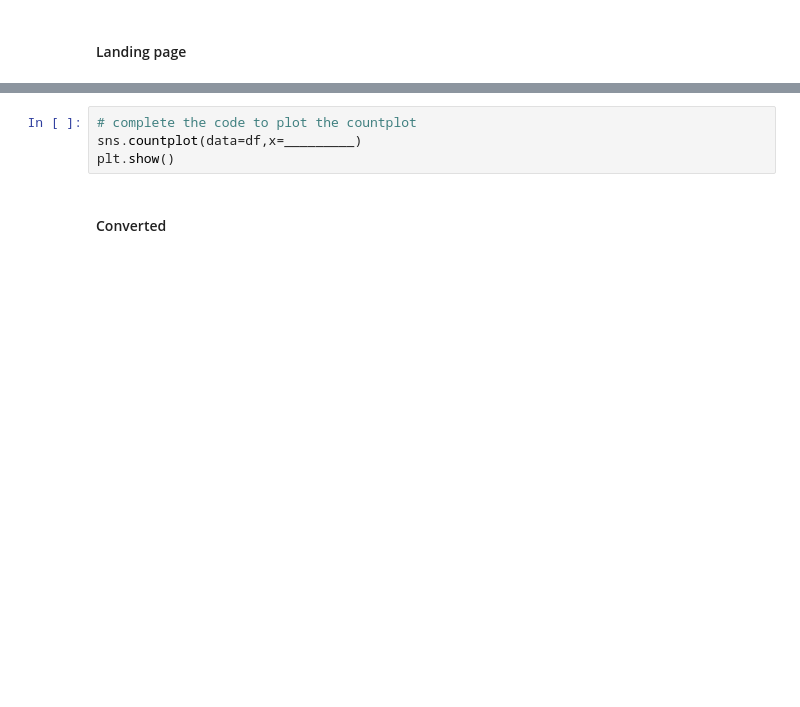
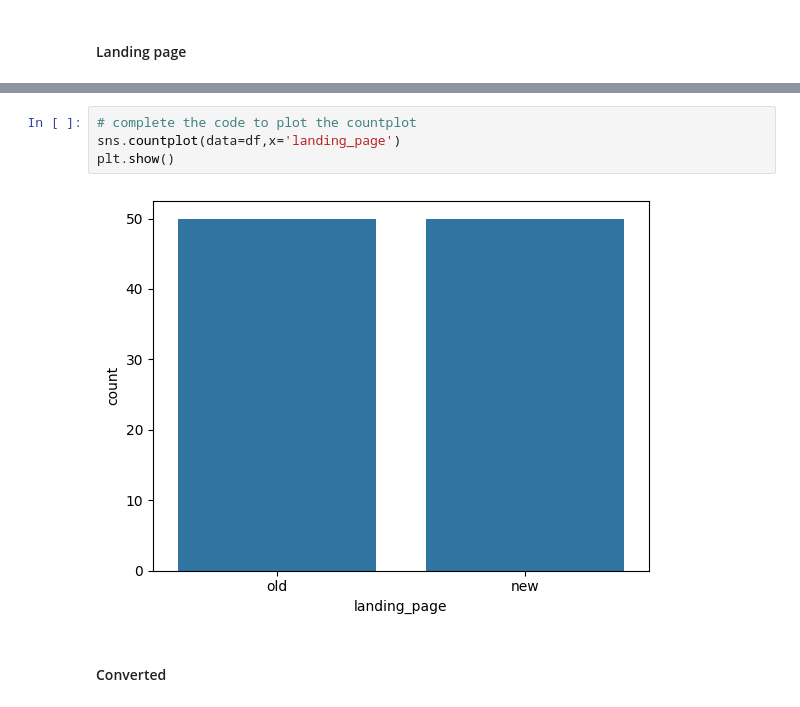
Before and after one commit to erika024/data-science, a Jupyter notebook: ENews_Express_Learner_Notebook_5BLow_Code_Version_5D.ipynb, the cells around one changed output, grey strips where cells are left out. Drawn from its saved outputs; the diff is of its cells as text; blank space fills up the shorter version.

```diff
--- a/ENews_Express_Learner_Notebook_5BLow_Code_Version_5D.ipynb
+++ b/ENews_Express_Learner_Notebook_5BLow_Code_Version_5D.ipynb
@@ -167,7 +218,9 @@ df['landing_page'].value_counts()
 # %%
 # complete the code to plot the countplot
-sns.countplot(data=df,x=_________)
+sns.countplot(data=df,x='landing_page')
 plt.show()
+# %% [output]
+[figure, added]
 # %% [markdown]
 #### Converted
 # %%
```
Also changed, not shown: parts of 16 cells of this notebook.
